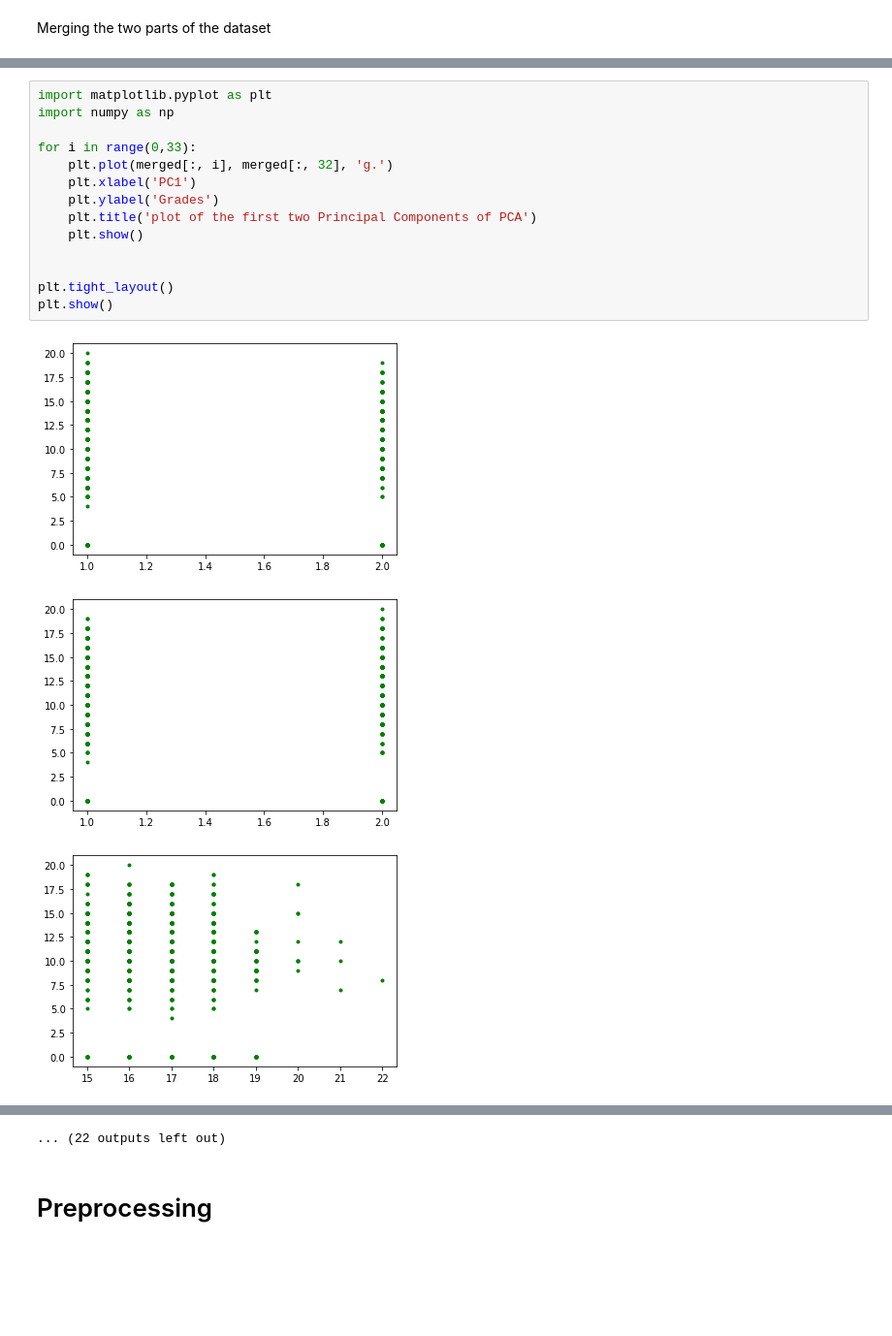
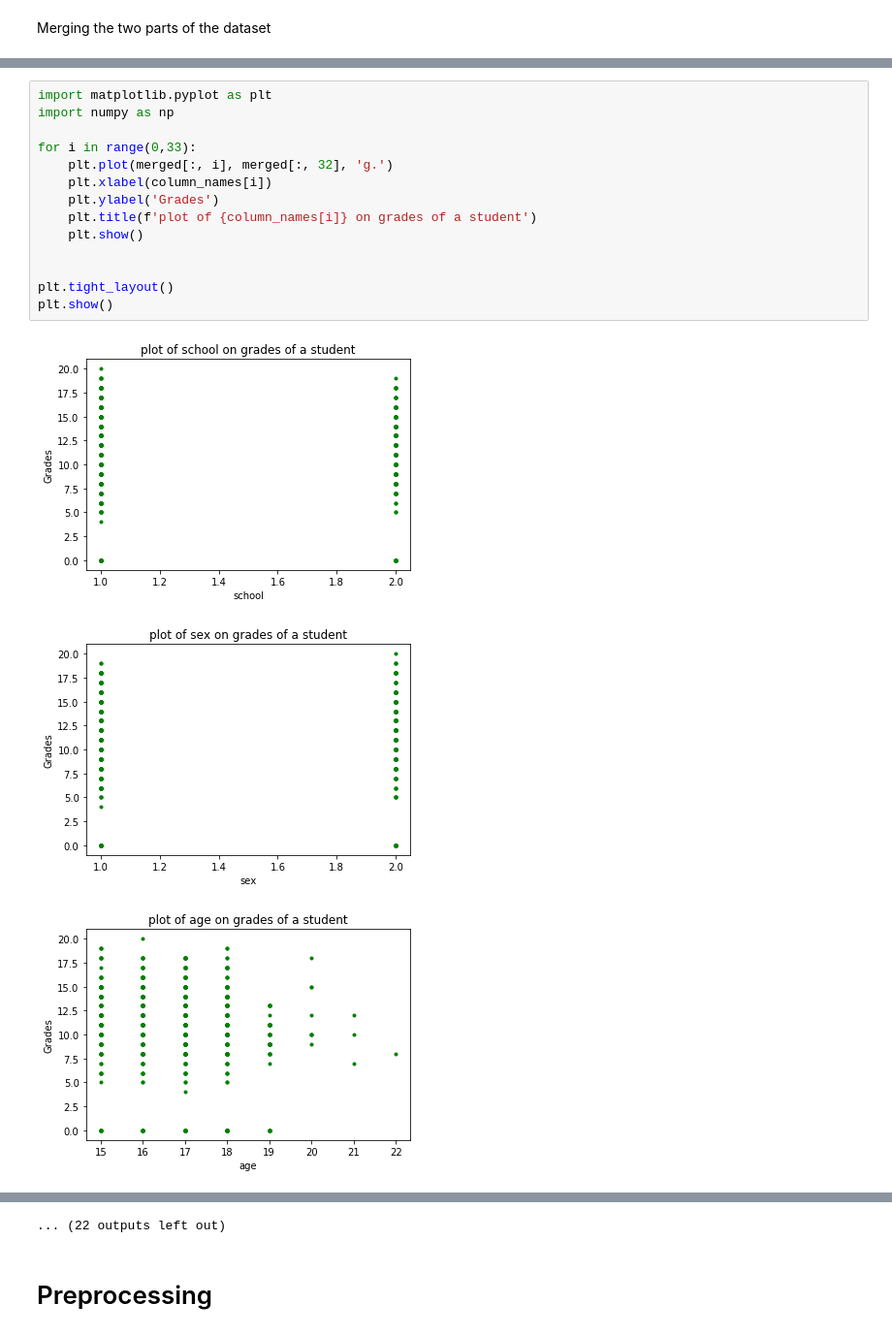
Before and after one commit to MarcoSpano/ProjectDataMining, a Jupyter notebook: Project-final.ipynb, the cells around one changed output, grey strips where cells are left out. Shown: that part at 97% size. Saved outputs shown, nothing was run; the diff lists cells and outputs as text; blank space fills up the shorter version.

```diff
--- a/Project-final.ipynb
+++ b/Project-final.ipynb
@@ -97,18 +103,18 @@ Plot
 # %%
 import matplotlib.pyplot as plt
 import numpy as np
 
 for i in range(0,33):
     plt.plot(merged[:, i], merged[:, 32], 'g.')
-    plt.xlabel('PC1')
+    plt.xlabel(column_names[i])
     plt.ylabel('Grades')
-    plt.title('plot of the first two Principal Components of PCA')
+    plt.title(f'plot of {column_names[i]} on grades of a student')
     plt.show()
 
 
 plt.tight_layout()
 plt.show()
 # %% [output]
-[figure, old version]
+[figure, new version]
-[figure, old version]
+[figure, new version]
-[figure, old version]
+[figure, new version]
```
Also changed, not shown: parts of 51 cells of this notebook, 2 other files.
